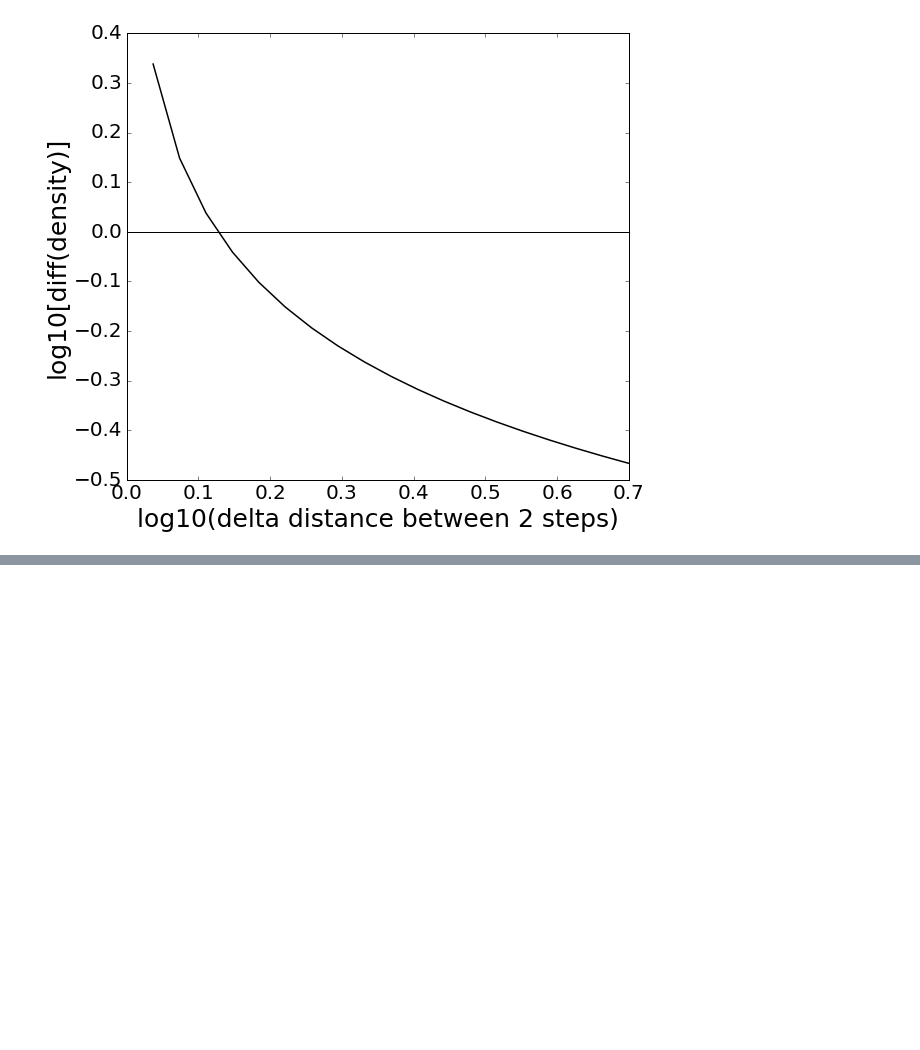
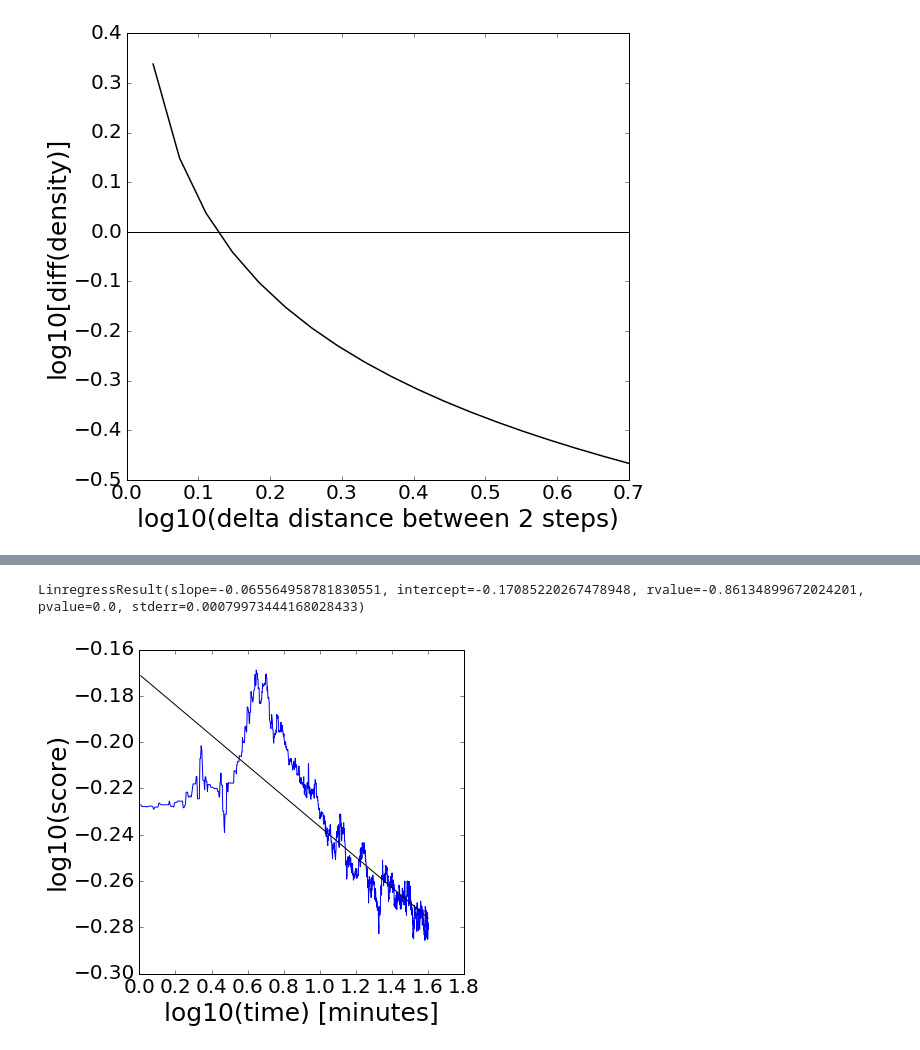
Before and after one commit to wazaahhh/bayesLearn, a Jupyter notebook: scripts/bayesLearn.ipynb, the cells around one changed output, grey strips where cells are left out. Cells and saved outputs as stored; diff of their text form; code cells hidden in the pictures; blank space fills up the shorter version.

```diff
--- a/scripts/bayesLearn.ipynb
+++ b/scripts/bayesLearn.ipynb
@@ -440,3 +469,8 @@ plotFit(compl)
+# %%
+plotFit(mean)
+# %% [output]
+LinregressResult(slope=-0.065564958781830551, intercept=-0.17085220267478948, rvalue=-0.86134899672024201, pvalue=0.0, stderr=0.00079973444168028433)
+[figure, added]
 # %%
 pl.plot(simpl)
 pl.plot(compl)
```
Also changed, not shown: parts of 15 cells of this notebook, 22 other files.
